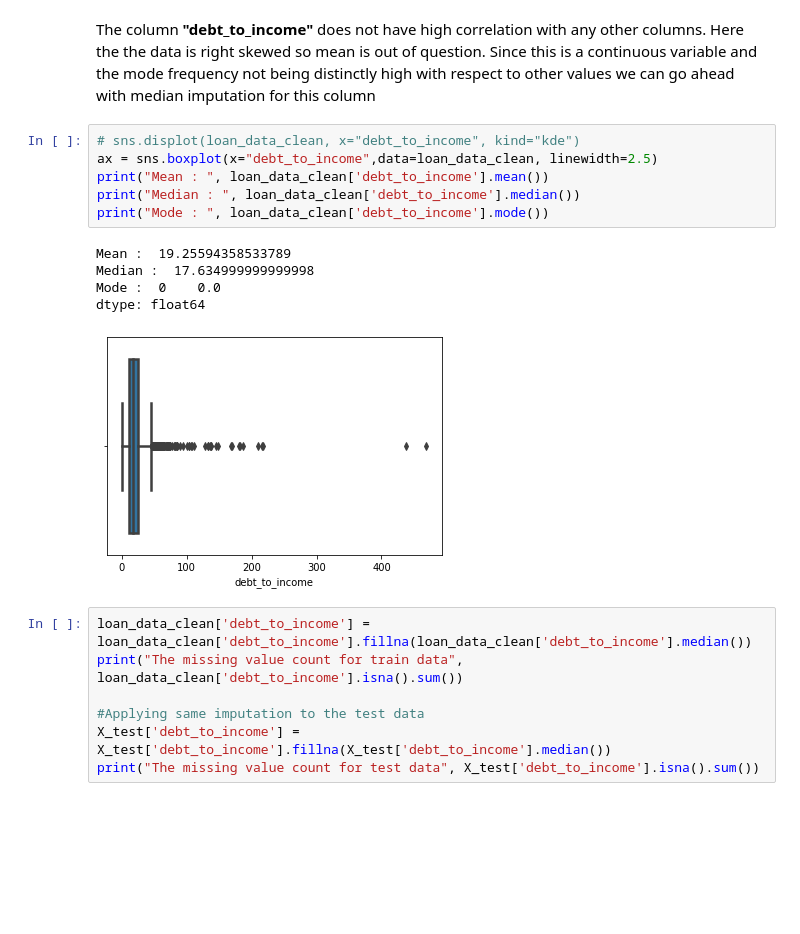
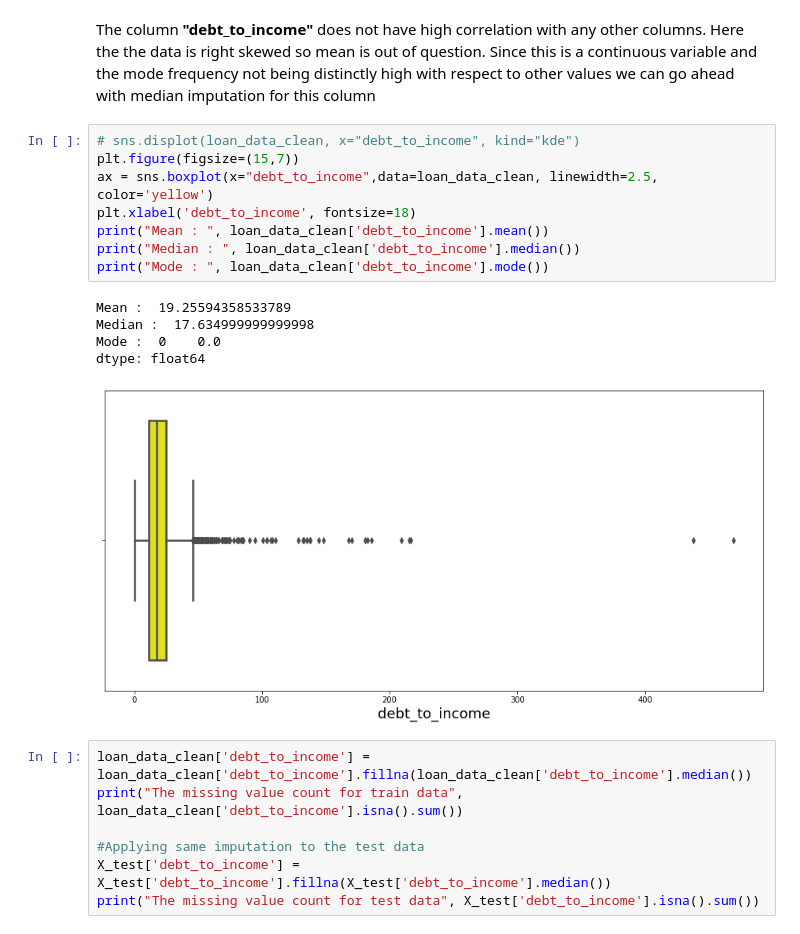
Before and after one commit to saishdesai23/Loan-Interest-Prediction, a Jupyter notebook: case_study_1_analysis.ipynb, the cells around one changed output. Cells and saved outputs as stored; diff of their text form; blank space fills up the shorter version.

```diff
--- a/case_study_1_analysis.ipynb
+++ b/case_study_1_analysis.ipynb
@@ -492,16 +492,18 @@ The column __"debt_to_income"__  does not have high correlation with any other c
 Here the the data is right skewed so mean is out of question. Since this is a continuous variable and the mode frequency not being distinctly high with respect to other values we can go ahead with median imputation for this column
 # %%
 # sns.displot(loan_data_clean, x="debt_to_income", kind="kde")
-ax = sns.boxplot(x="debt_to_income",data=loan_data_clean, linewidth=2.5)
+plt.figure(figsize=(15,7))
+ax = sns.boxplot(x="debt_to_income",data=loan_data_clean, linewidth=2.5, color='yellow')
+plt.xlabel('debt_to_income', fontsize=18)
 print("Mean : ", loan_data_clean['debt_to_income'].mean())
 print("Median : ", loan_data_clean['debt_to_income'].median())
 print("Mode : ", loan_data_clean['debt_to_income'].mode())
 # %% [output]
 Mean :  19.25594358533789
 Median :  17.634999999999998
 Mode :  0    0.0
 dtype: float64
-[figure, old version]
+[figure, new version]
 # %%
 loan_data_clean['debt_to_income'] = loan_data_clean['debt_to_income'].fillna(loan_data_clean['debt_to_income'].median())
 print("The missing value count for train data", loan_data_clean['debt_to_income'].isna().sum())
```
Also changed, not shown: parts of 10 cells of this notebook.
